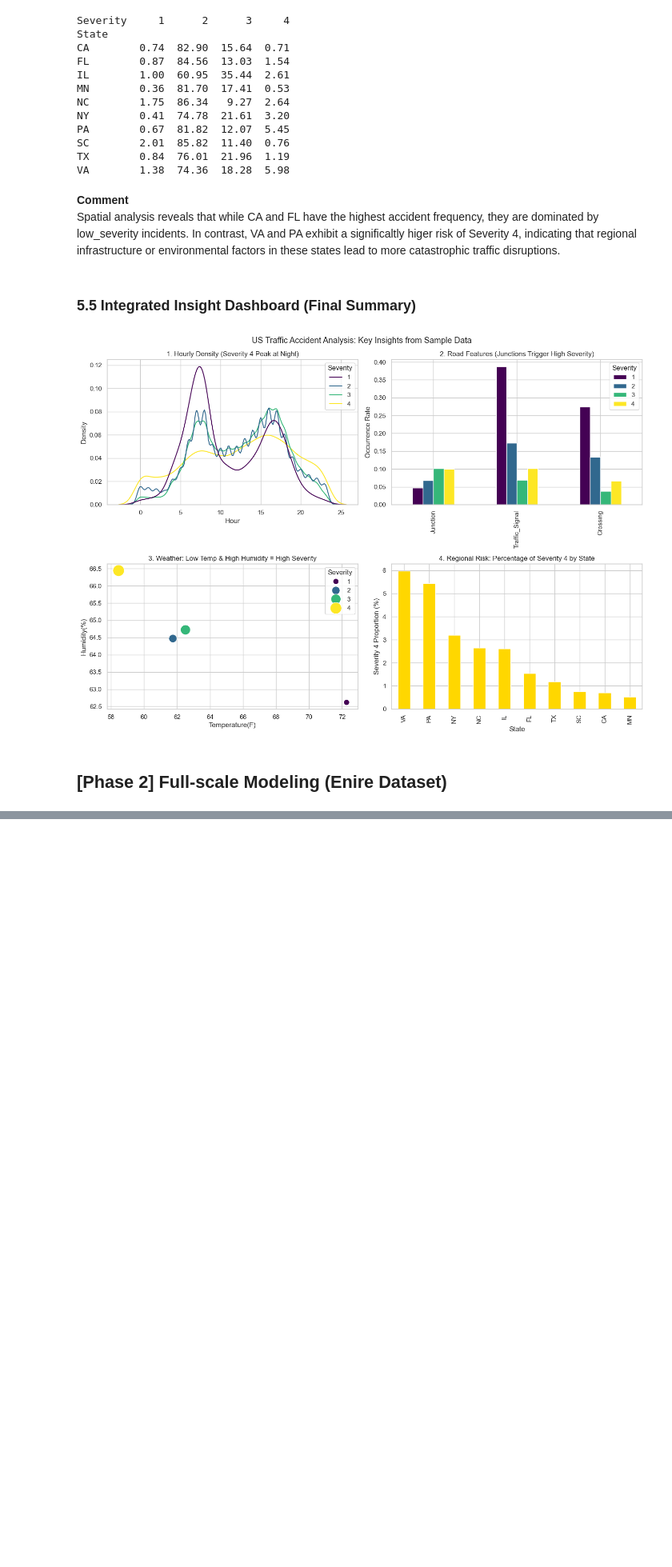
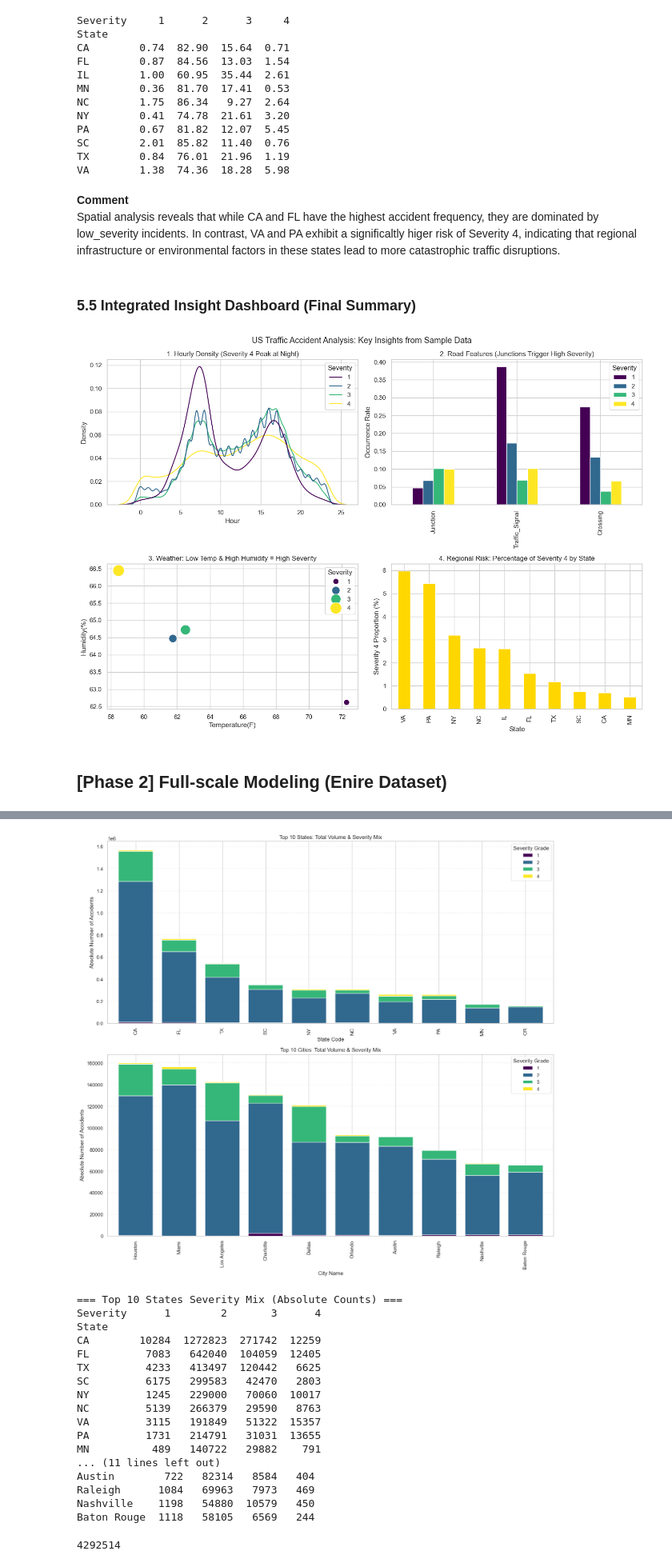
Before and after one commit to Joyriver-tome/C11CAP1, a Jupyter notebook: DS_Capstone_Notebook.ipynb, the cells around one changed output, grey strips where cells are left out. Shown at 80% size. Drawn from its saved outputs; the diff is of its cells as text; code cells hidden in the pictures; blank space fills up the shorter version.

```diff
--- a/DS_Capstone_Notebook.ipynb
+++ b/DS_Capstone_Notebook.ipynb
@@ -593,0 +986,63 @@ Text here
+# %%
+# Top 10 Spatial Severity: Absolute Volume & Mix
+# State Analysis: Filter only the top 10 states and group by severity
+# Using observed=False for categorical data and sorting by total volume
+state_counts = df_full[df_full['State'].isin(top_10_states)].groupby(['State', 'Severity'], observed=False).size().unstack(fill_value=0)
+state_counts['Total'] = state_counts.sum(axis=1)
+state_counts = state_counts.sort_values(by='Total', ascending=False).head(10).drop(columns='Total')
+
+# City Analysis: Filter only the top 10 cities and group by severity
+city_counts = df_full[df_full['City'].isin(top_10_cities)].groupby(['City', 'Severity'], observed=False).size().unstack(fill_value=0)
+city_counts['Total'] = city_counts.sum(axis=1)
+city_counts = city_counts.sort_values(by='Total', ascending=False).head(10).drop(columns='Total')
+
+# Visualization: Stacked Bar Charts
+fig, axes = plt.subplots(2, 1, figsize=(15, 14))
+
+# Plot States: Total Volume (Height) + Severity Mix (Colors)
+state_counts.plot(kind='bar', stacked=True, colormap='viridis', ax=axes[0], width=0.8)
+axes[0].set_title('Top 10 States: Total Volume & Severity Mix')
+axes[0].set_ylabel('Absolute Number of Accidents')
+axes[0].set_xlabel('State Code')
+axes[0].legend(title='Severity Grade', loc='upper right')
+axes[0].grid(axis='y', linestyle='--', alpha=0.3)
+
+# Plot Cities: Total Volume (Height) + Severity Mix (Colors)
+city_counts.plot(kind='bar', stacked=True, colormap='viridis', ax=axes[1], width=0.8)
+axes[1].set_title('Top 10 Cities: Total Volume & Severity Mix')
+axes[1].set_ylabel('Absolute Number of Accidents')
+axes[1].set_xlabel('City Name')
+axes[1].legend(title='Severity Grade', loc='upper right')
+axes[1].grid(axis='y', linestyle='--', alpha=0.3)
+
+plt.tight_layout()
+plt.show()
+
+# Display results in table format for verification
+print("=== Top 10 States Severity Mix (Absolute Counts) ===")
+print(state_counts)
+
+print("\n=== Top 10 Cities Severity Mix (Absolute Counts) ===")
+print(city_counts)
+
+gc.collect()
+# %% [output]
+[figure, added]
+=== Top 10 States Severity Mix (Absolute Counts) ===
+Severity      1        2       3      4
+State
+CA        10284  1272823  271742  12259
+FL         7083   642040  104059  12405
+TX         4233   413497  120442   6625
+SC         6175   299583   42470   2803
+NY         1245   229000   70060  10017
+NC         5139   266379   29590   8763
+VA         3115   191849   51322  15357
+PA         1731   214791   31031  13655
+MN          489   140722   29882    791
+... (11 lines left out)
+Austin        722   82314   8584   404
+Raleigh      1084   69963   7973   469
+Nashville    1198   54880  10579   450
+Baton Rouge  1118   58105   6569   244
+4292514
```
Also changed, not shown: parts of 73 cells of this notebook, 2 other files.
